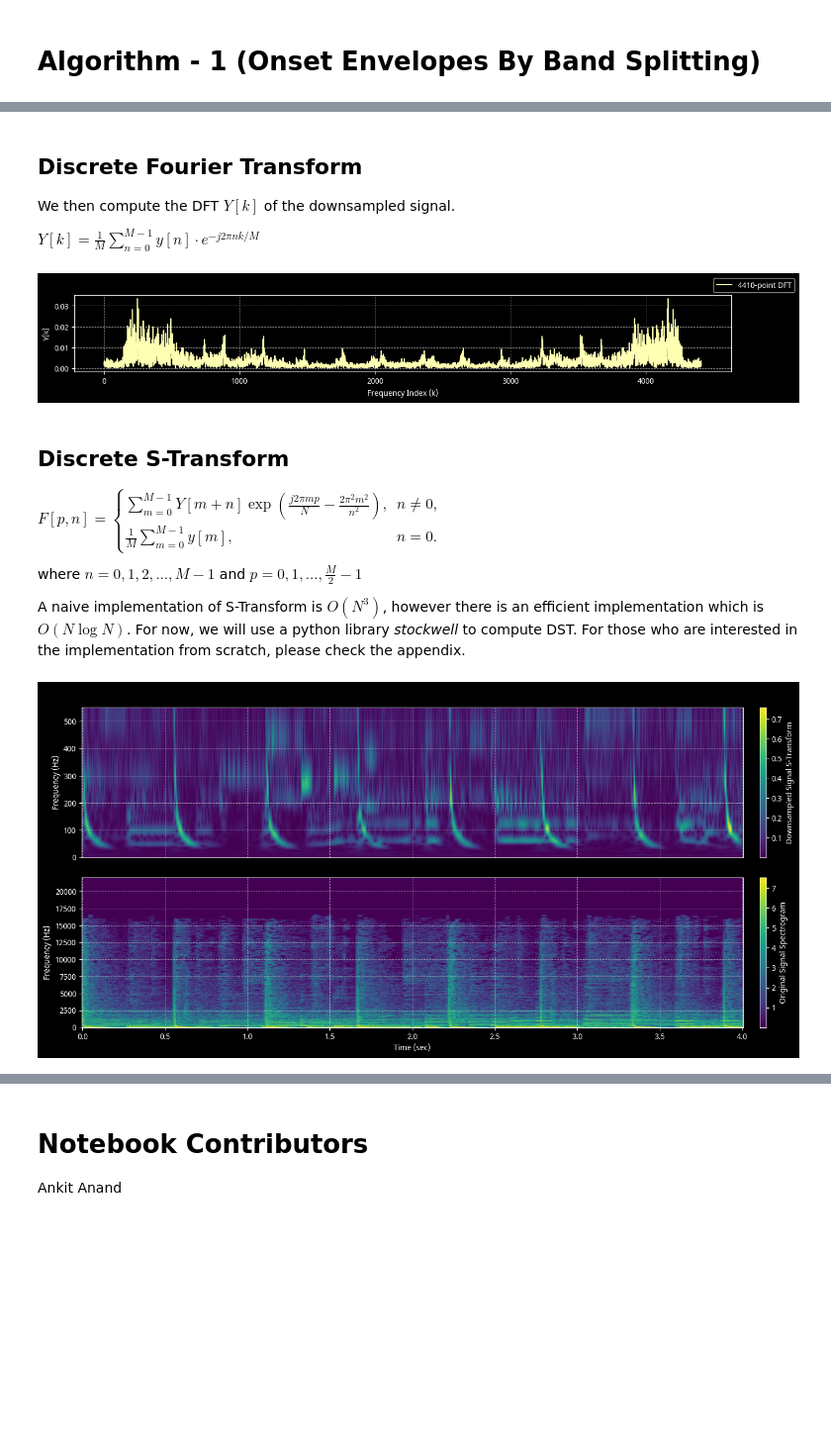
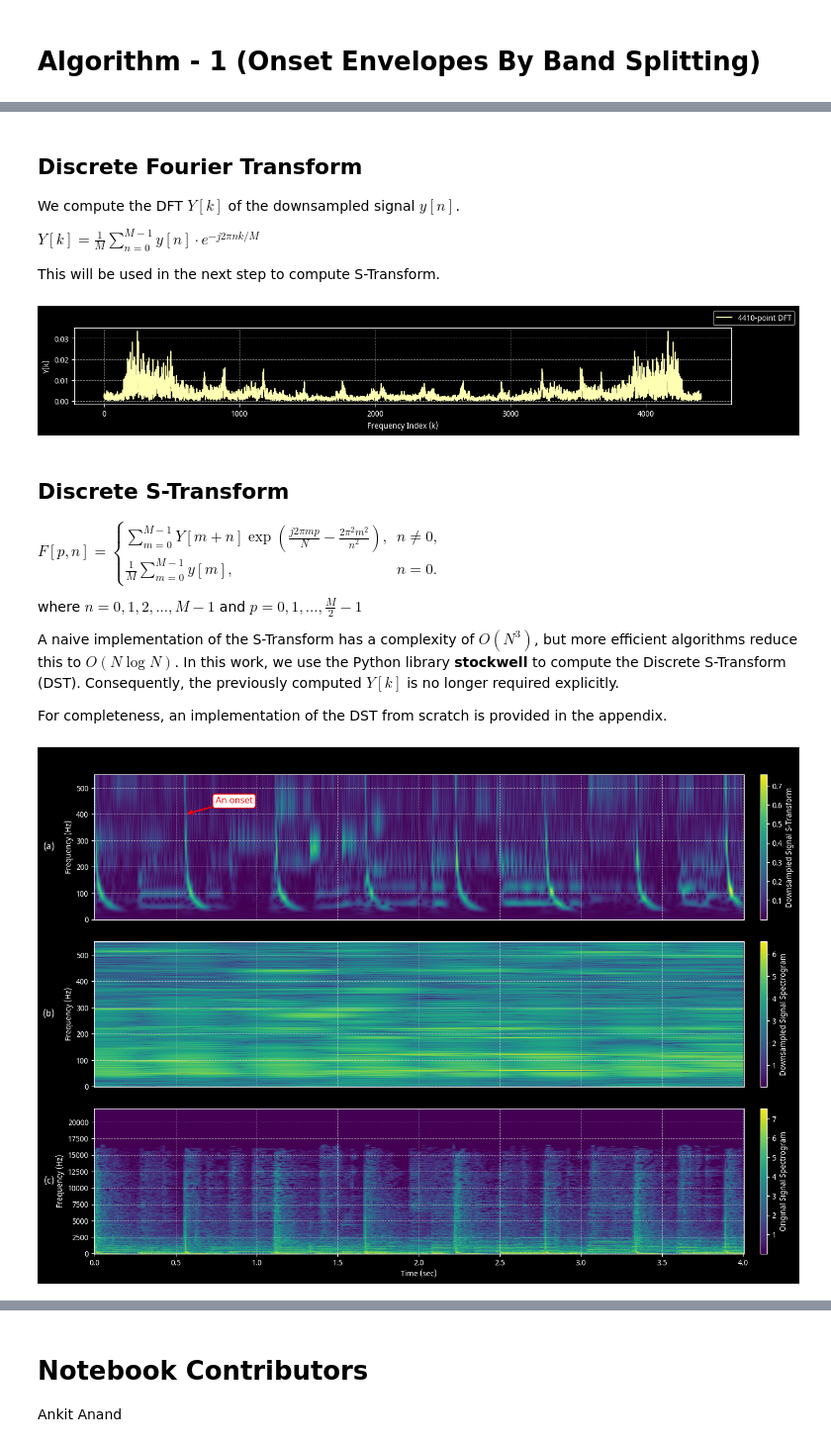
Before and after one commit to meluron-codecafe/devquest, a Jupyter notebook: notebooks/ONSET-_[2017]_On_Musical_Onset_Detection_via_the_S-Transform.ipynb, the cells around one changed output, grey strips where cells are left out. Shown at 99% size. Cells and saved outputs as stored; diff of their text form; code cells hidden in the pictures; blank space fills up the shorter version.

```diff
--- a/notebooks/ONSET-_[2017]_On_Musical_Onset_Detection_via_the_S-Transform.ipynb
+++ b/notebooks/ONSET-_[2017]_On_Musical_Onset_Detection_via_the_S-Transform.ipynb
@@ -103,9 +99,11 @@ fig.add_legend(0.92)
 # %% [markdown]
 ## Discrete Fourier Transform
 
-We then compute the DFT $Y[k]$ of the downsampled signal.
+We compute the DFT $Y[k]$ of the downsampled signal $y[n]$.
 
 $Y[k] = \frac{1}{M} \sum_{n=0}^{M-1}{y[n] \cdot e^{-j2\pi n k / M}}$
+
+This will be used in the next step to compute S-Transform.
 # %%
 N = y.size
 M = y.size
@@ -138,18 +136,24 @@ $
 
 where $n = 0, 1, 2, ..., M-1$ and $p = 0, 1, ..., \frac{M}{2} - 1$
 
-A naive implementation of S-Transform is $O(N^3)$, however there is an efficient implementation which is $O(N \log N)$. For now, we will use a python library *stockwell* to compute DST. For those who are interested in the implementation from scratch, please check the appendix.
+A naive implementation of the S-Transform has a complexity of $O(N^3)$, but more efficient algorithms reduce this to $O(N \log N)$. In this work, we use the Python library **stockwell** to compute the Discrete S-Transform (DST). Consequently, the previously computed $Y[k]$ is no longer required explicitly.
+
+For completeness, an implementation of the DST from scratch is provided in the appendix.
 # %%
+from stockwell import st
+
 F = st.st(y, lo=0, hi=int(y.size/2)) # shape = (y.size / 2, y.size): S-Transform using the library
 S = np.abs(F)
 S_ts = np.arange(F.shape[1]) / sr
 S_fs = np.linspace(0, sr / 2, F.shape[0])
 
 # Visualization
-fig = ms.fig("mm")
+fig = ms.fig("mmm", abc=True)
 fig.add_matrix(np.abs(S), S_fs, S_ts, o="lower", label="Downsampled Signal S-Transform", ylabel="Frequency (Hz)")
+fig.add_arrows((0.56, 400), "An onset", text_offset=(0.3, 50))
+fig.add_matrix(*spectrogram(y, sr, 1024, 160 // D, 10), o="lower", label="Downsampled Signal Spectrogram", ylabel="Frequency (Hz)")
 fig.add_matrix(*spectrogram(x, SR, 1024, 441, 10), o="lower", label="Original Signal Spectrogram", ylabel="Frequency (Hz)") # Plotting the spectrogram of original audio signal for analysis
 fig.add_xlabel("Time (sec)")
 # %% [output]
-[figure, old version]
+[figure, new version]
 # %% [markdown]
```
Also changed, not shown: parts of 7 cells of this notebook, 2 other files.
